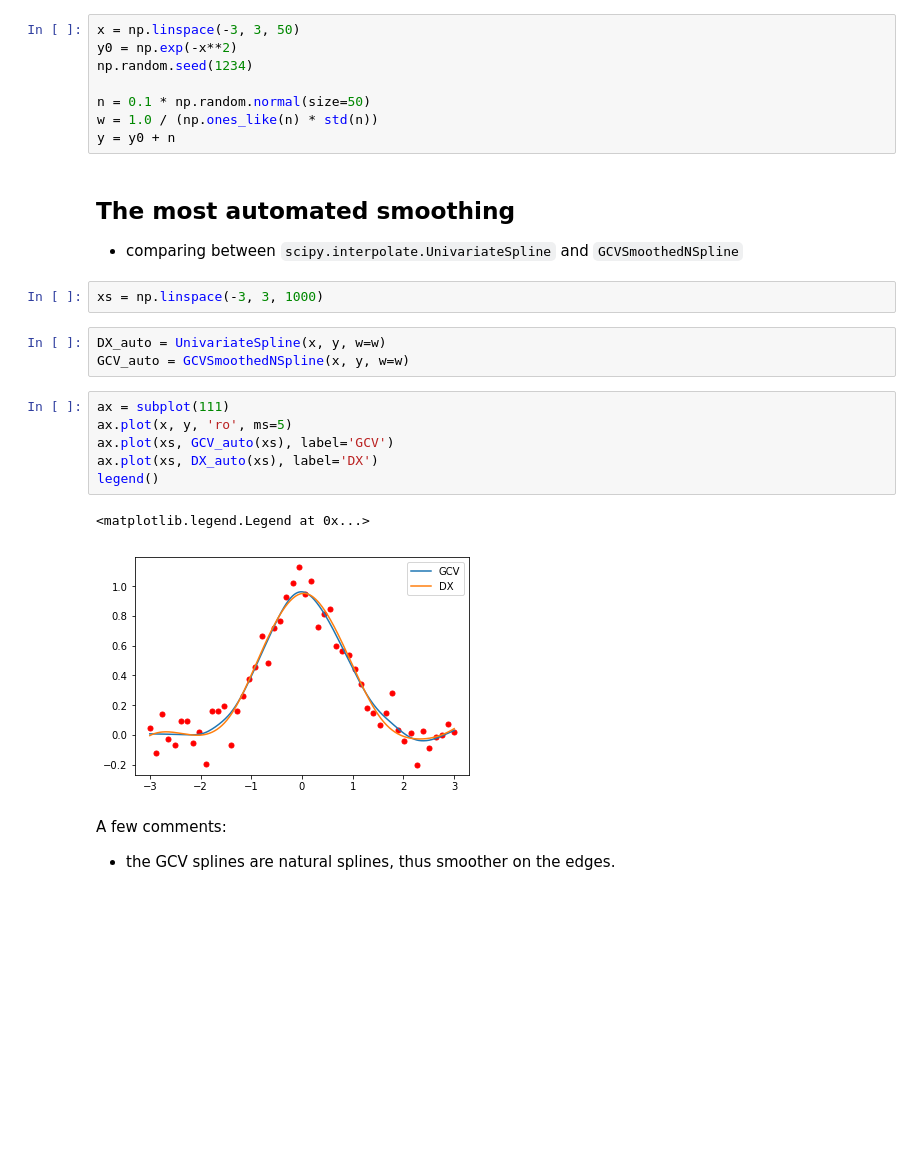
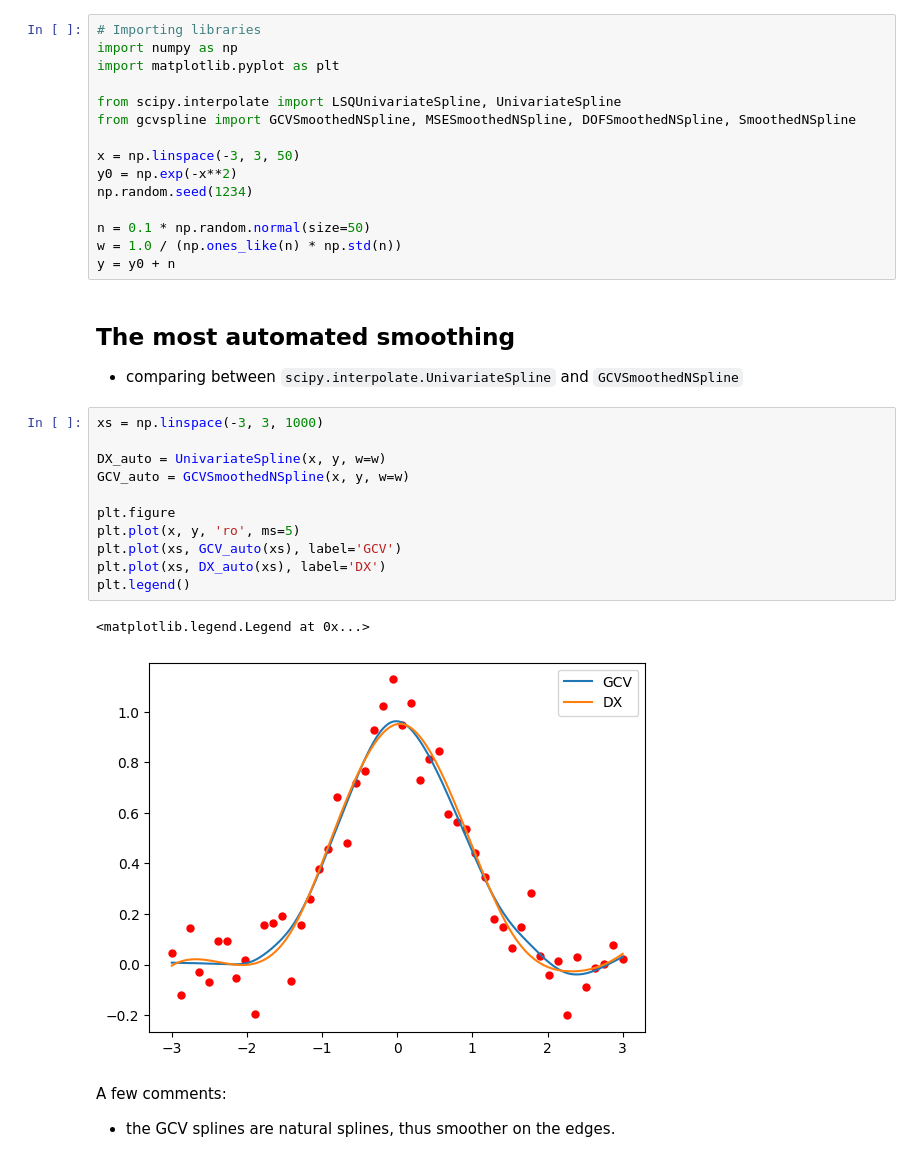
Before and after one commit to charlesll/gcvspline, a Jupyter notebook: example/gcvspline_scipylike_interface.ipynb, the cells around one changed output. Saved outputs shown, nothing was run; the diff lists cells and outputs as text; blank space fills up the shorter version.

```diff
--- a/example/gcvspline_scipylike_interface.ipynb
+++ b/example/gcvspline_scipylike_interface.ipynb
@@ -19,29 +13,36 @@ from gcvspline import GCVSmoothedNSpline, MSESmoothedNSpline, DOFSmoothedNSpline
 # %%
+# Importing libraries
+import numpy as np
+import matplotlib.pyplot as plt
+
+from scipy.interpolate import LSQUnivariateSpline, UnivariateSpline
+from gcvspline import GCVSmoothedNSpline, MSESmoothedNSpline, DOFSmoothedNSpline, SmoothedNSpline
+
 x = np.linspace(-3, 3, 50)
 y0 = np.exp(-x**2)
 np.random.seed(1234)
 
 n = 0.1 * np.random.normal(size=50)
-w = 1.0 / (np.ones_like(n) * std(n))
+w = 1.0 / (np.ones_like(n) * np.std(n))
 y = y0 + n
 # %% [markdown]
 ## The most automated smoothing
 
 - comparing between `scipy.interpolate.UnivariateSpline` and `GCVSmoothedNSpline`
-# %%
-xs = np.linspace(-3, 3, 1000)
-# %%
-DX_auto = UnivariateSpline(x, y, w=w)
-GCV_auto = GCVSmoothedNSpline(x, y, w=w)
 # %%
-ax = subplot(111)
-ax.plot(x, y, 'ro', ms=5)
-ax.plot(xs, GCV_auto(xs), label='GCV')
-ax.plot(xs, DX_auto(xs), label='DX')
-legend()
+xs = np.linspace(-3, 3, 1000)
+
+DX_auto = UnivariateSpline(x, y, w=w)
+GCV_auto = GCVSmoothedNSpline(x, y, w=w)
+
+plt.figure
+plt.plot(x, y, 'ro', ms=5)
+plt.plot(xs, GCV_auto(xs), label='GCV')
+plt.plot(xs, DX_auto(xs), label='DX')
+plt.legend()
 # %% [output]
 <matplotlib.legend.Legend at 0x...>
-[figure, old version]
+[figure, new version]
 # %% [markdown]
 A few comments:
 
```
Also changed, not shown: parts of 13 cells of this notebook.
